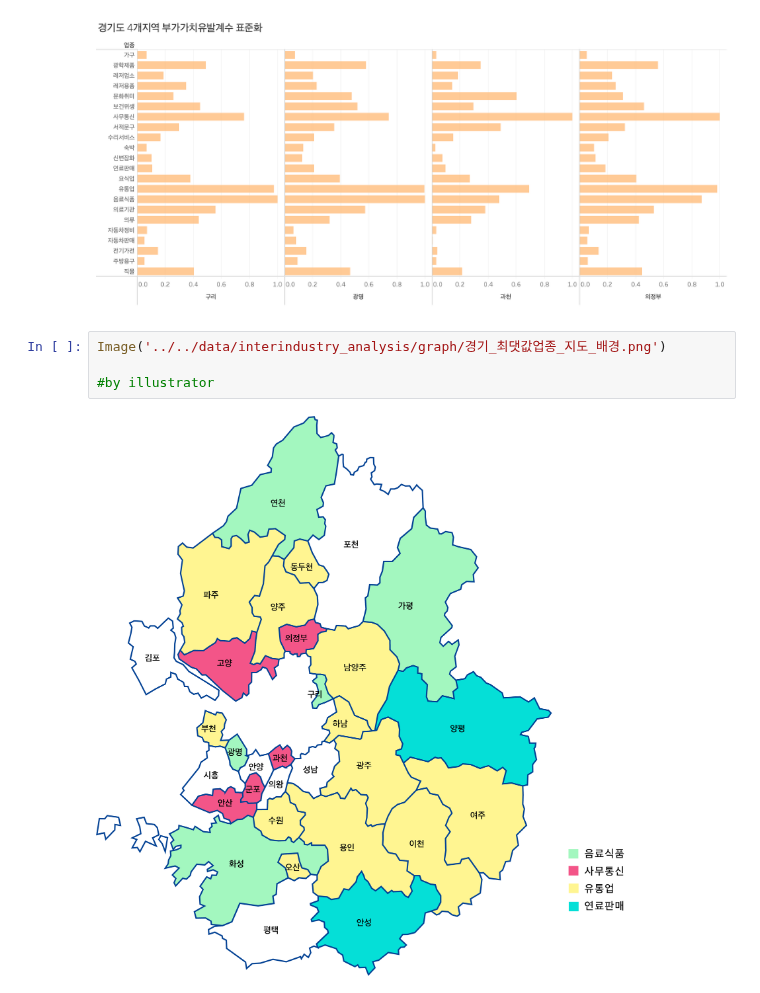
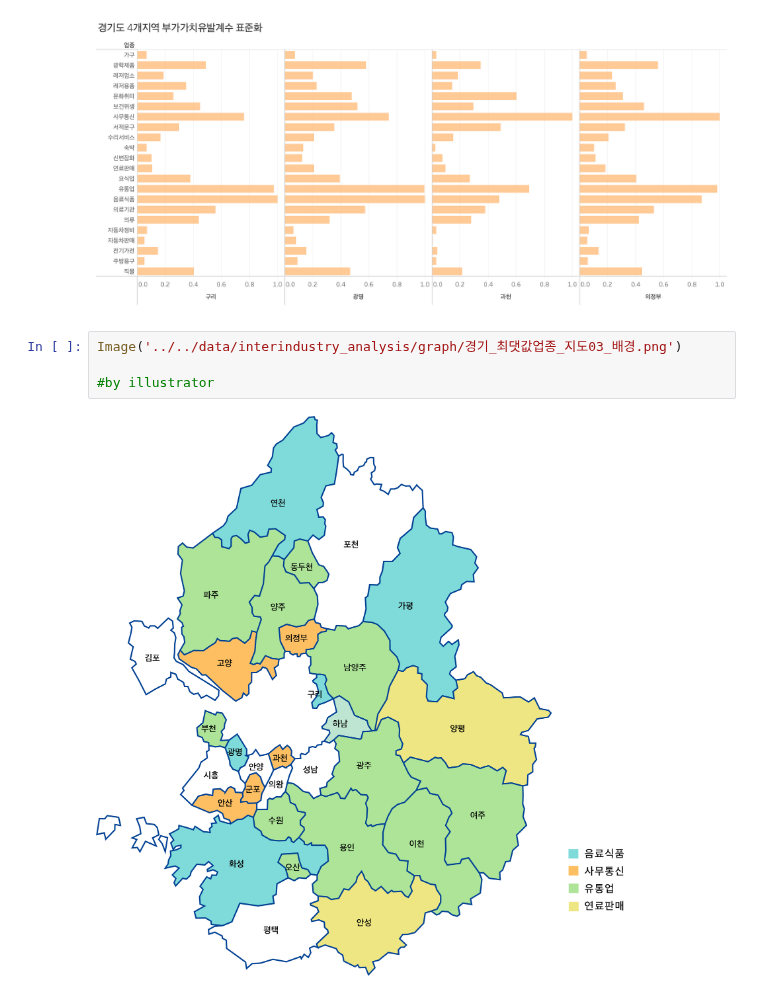
Before and after one commit to leechungpa/mcube, a Jupyter notebook: code/interindustry_analysis/5. 경기 지역별 업종별 부가가치유발계수 시각화.ipynb, the cells around one changed output. Saved outputs shown, nothing was run; the diff lists cells and outputs as text.

```diff
--- a/code/interindustry_analysis/5. 경기 지역별 업종별 부가가치유발계수 시각화.ipynb
+++ b/code/interindustry_analysis/5. 경기 지역별 업종별 부가가치유발계수 시각화.ipynb
@@ -120,8 +120,8 @@ Image('../../data/interindustry_analysis/graph/경기도 4개지역 부가가치
 # %% [output]
 [figure]
 # %%
-Image('../../data/interindustry_analysis/graph/경기_최댓값업종_지도_배경.png')
+Image('../../data/interindustry_analysis/graph/경기_최댓값업종_지도03_배경.png')
 
 #by illustrator
 # %% [output]
-[figure, old version]
+[figure, new version]
```
Also changed, not shown: 6 other files.
